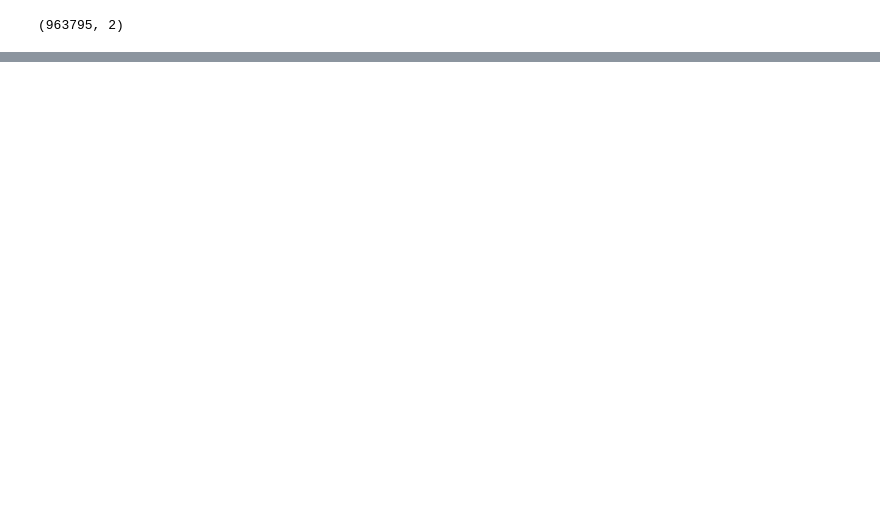
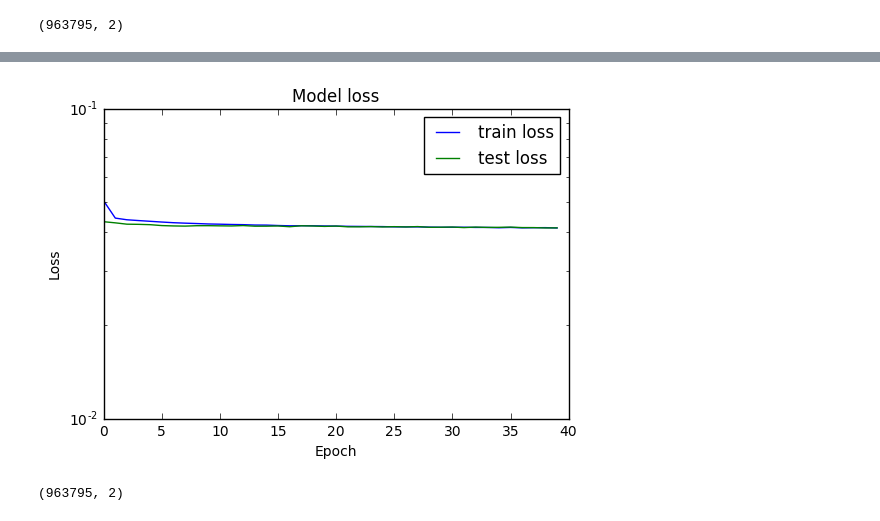
Before and after one commit to VinInn/pyTools, a Jupyter notebook: clusEllipseKeras.ipynb, the cells around one changed output, grey strips where cells are left out. Drawn from its saved outputs; the diff is of its cells as text; code cells hidden in the pictures; blank space fills up the shorter version.

```diff
--- a/clusEllipseKeras.ipynb
+++ b/clusEllipseKeras.ipynb
@@ -292,0 +293,16 @@ plt.show()
+# %%
+s_inp = Input(shape=(x_train.shape[1],),name='ins')
+a = Dense(64,activation=act, kernel_initializer='normal',kernel_regularizer=l2(reg_rate_))(s_inp)
+a = Dropout(dropoutRate_)(a)
+a = Dense(64,activation=act, kernel_initializer='normal',kernel_regularizer=l2(reg_rate_))(a)
+a = Dropout(dropoutRate_)(a)
+#a = Dense(64,activation=act, kernel_initializer='normal',kernel_regularizer=l2(reg_rate_))(a)
+#a = Dropout(dropoutRate_)(a)
+a = Dense(64,activation=act, kernel_initializer='normal',kernel_regularizer=l2(reg_rate_))(a)
+a = Dropout(dropoutRate_)(a)
+a = Dense(64,activation=act, kernel_initializer='normal',kernel_regularizer=l2(reg_rate_))(a)
+s_out = Dense(2, activation='linear', kernel_initializer='normal',name='outs')(a)
+
+modelS=Model(inputs=s_inp,outputs=s_out)
+modelS.compile(loss=loss_, optimizer=adam_,metrics=['acc'])
+modelS.summary()
@@ -292,0 +327,13 @@ plt.show()
+# %%
+y_train[:,0] = np.abs(y_pred[:,0]/xw-y_train[:,0]/xw)
+y_train[:,1] = np.abs(y_pred[:,1]-y_train[:,1])
+# %%
+historyS=modelS.fit(x_train,y_train,
+        epochs=Nepoch_,
+        batch_size=batch_size_,
+        sample_weight=weights_,
+        callbacks=[reduce_lr_],
+#        callbacks=[reduce_lr_,metrics_,TQDMNotebookCallback(metric_format="{name}: {value:0.6f}")],
+        validation_split=0.2,
+        shuffle=True,
+        verbose=1)
@@ -292,0 +358,17 @@ plt.show()
+# %%
+plt.plot(historyS.history['loss'])
+plt.plot(historyS.history['val_loss'])
+plt.title('Model loss')
+plt.ylabel('Loss')
+plt.yscale('log')
+plt.xlabel('Epoch')
+plt.legend(['train loss', 'test loss','test f1'])
+plt.show()
+plt.savefig('Training_losses.pdf')
+# %% [output]
+[figure, added]
+# %%
+s_pred = modelS.predict(x_train)
+print s_pred.shape
+# %% [output]
+(963795, 2)
```
Also changed, not shown: parts of 11 cells of this notebook.
